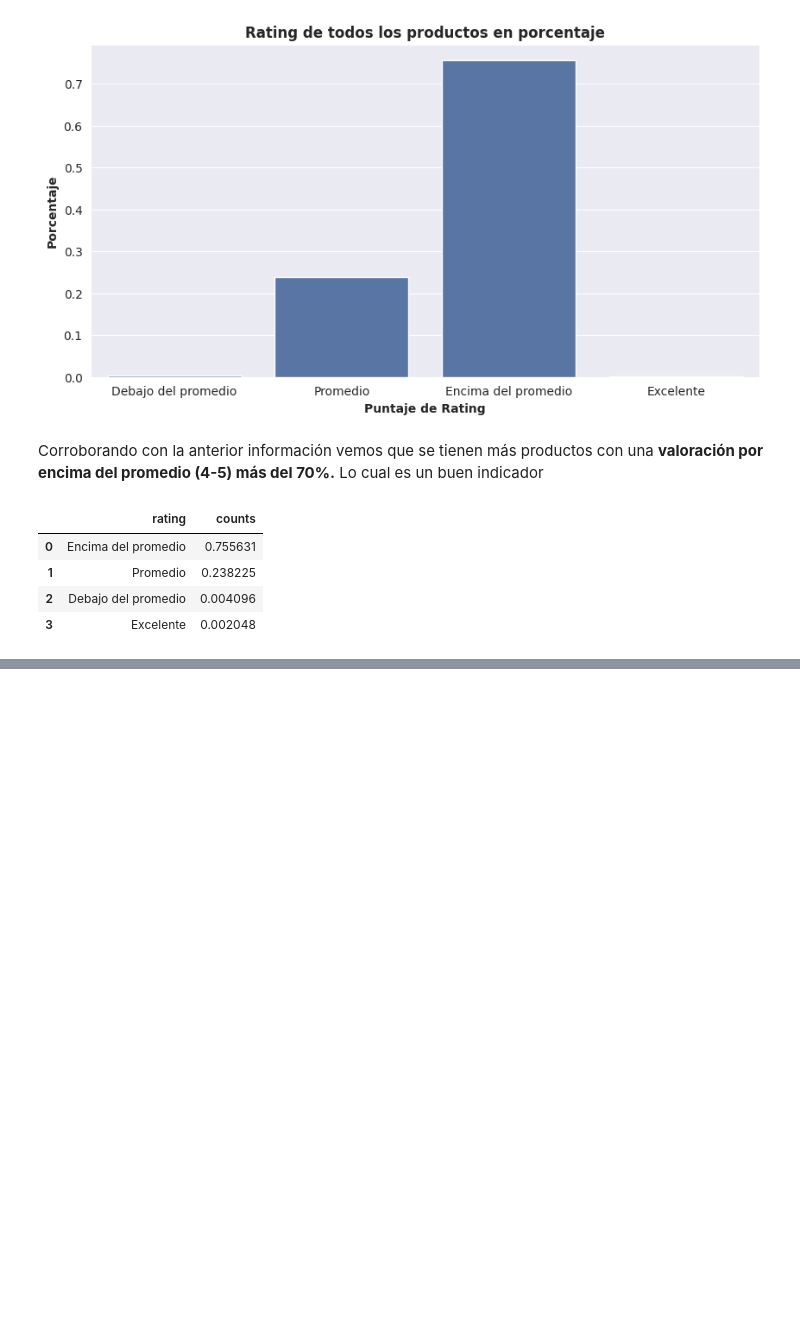
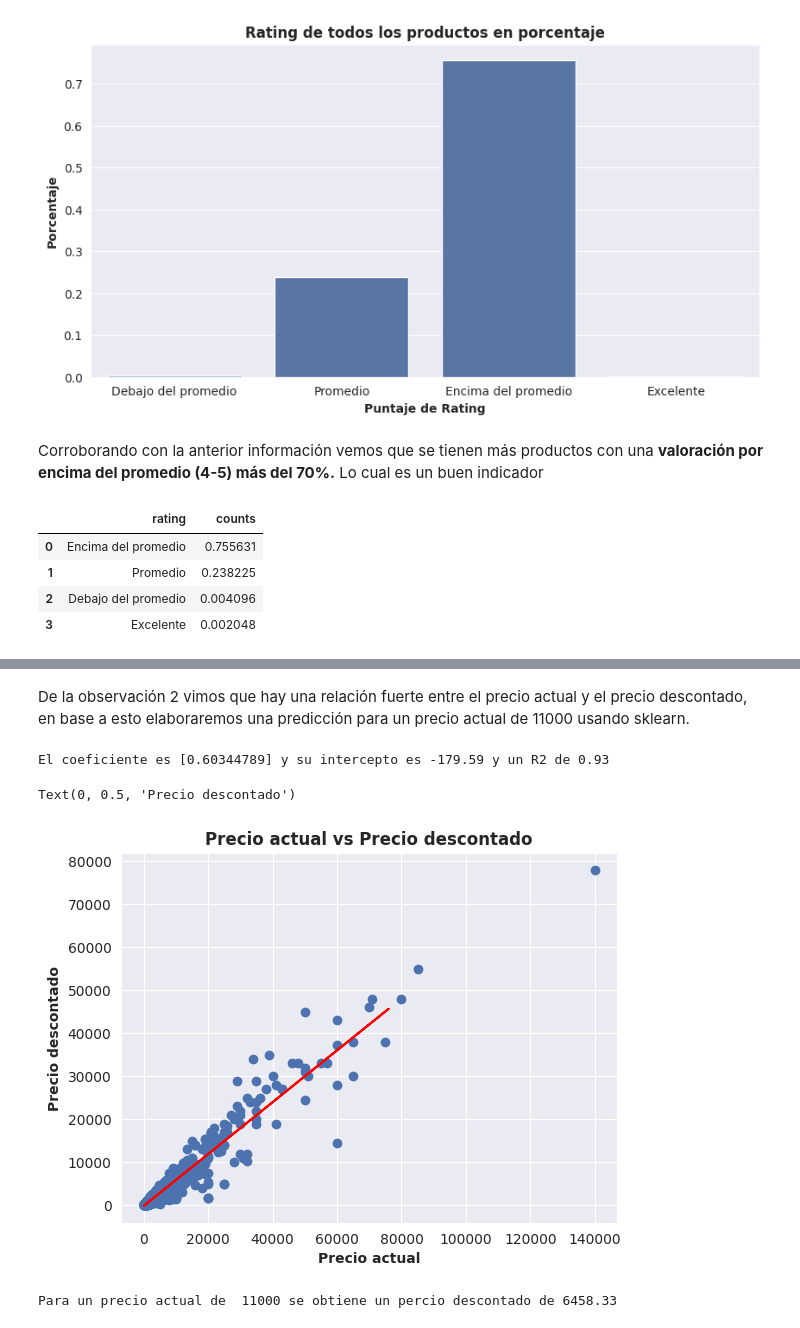
Before and after one commit to Jhairo18/Amazon-Ventas-Limpieza-EDA, a Jupyter notebook: pandas_amazon.ipynb, the cells around one changed output, grey strips where cells are left out. Cells and saved outputs as stored; diff of their text form; code cells hidden in the pictures; blank space fills up the shorter version.

```diff
--- a/pandas_amazon.ipynb
+++ b/pandas_amazon.ipynb
@@ -375,0 +378,36 @@ rating_count
+# %% [markdown]
+De la observación 2 vimos que hay una relación fuerte entre el precio actual y el precio descontado, en base a esto elaboraremos una predicción para un precio actual de 11000 usando sklearn.
+# %%
+X = df1.iloc[:,3].values.reshape(-1,1)
+y = df1.iloc[:,2].values
+# %%
+from sklearn.model_selection import train_test_split
+
+X_train, X_test, y_train, y_test = train_test_split(X, y, test_size=0.2, random_state=10)
+# %%
+from sklearn.linear_model import LinearRegression
+
+reg = LinearRegression()
+reg.fit(X_train, y_train)
+score = reg.score(X_train,y_train)
+y_pred = reg.predict(X_test)
+# %%
+from sklearn.metrics import r2_score
+print(f"El coeficiente es {reg.coef_} y su intercepto es {reg.intercept_:.2f} y un R2 de {score:.2f}")
+# %% [output]
+El coeficiente es [0.60344789] y su intercepto es -179.59 y un R2 de 0.93
+# %%
+plt.scatter(X_train,y_train)
+plt.plot(X_test,y_pred,color="red")
+plt.title("Precio actual vs Precio descontado",fontweight="bold")
+plt.xlabel("Precio actual",fontweight="bold")
+plt.ylabel("Precio descontado",fontweight="bold")
+# %% [output]
+Text(0, 0.5, 'Precio descontado')
+[figure, added]
+# %%
+valor_a_predecir = 11000
+valor_predicho = 11000*reg.coef_ + reg.intercept_
+print(f"Para un precio actual de  11000 se obtiene un percio descontado de {valor_predicho[0]:.2f}")
+# %% [output]
+Para un precio actual de  11000 se obtiene un percio descontado de 6458.33
```
Also changed, not shown: parts of 2 cells of this notebook.
